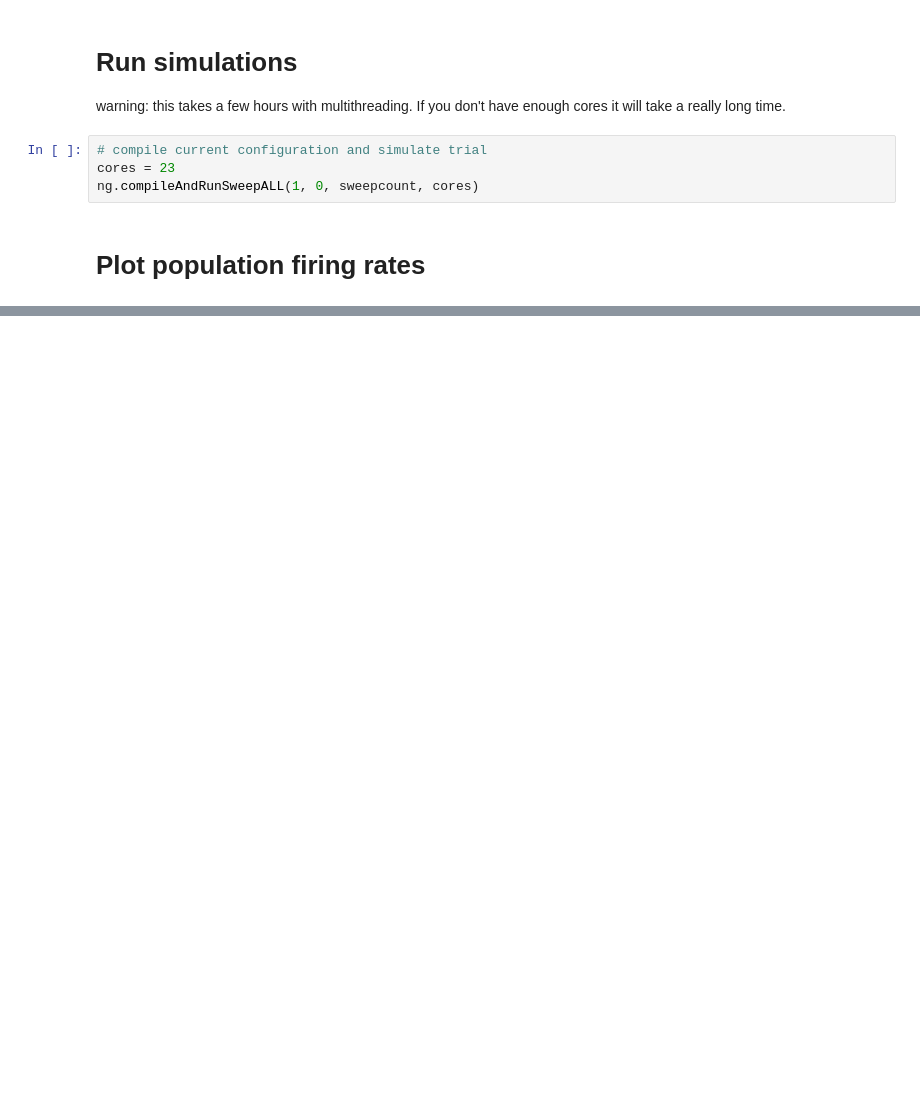
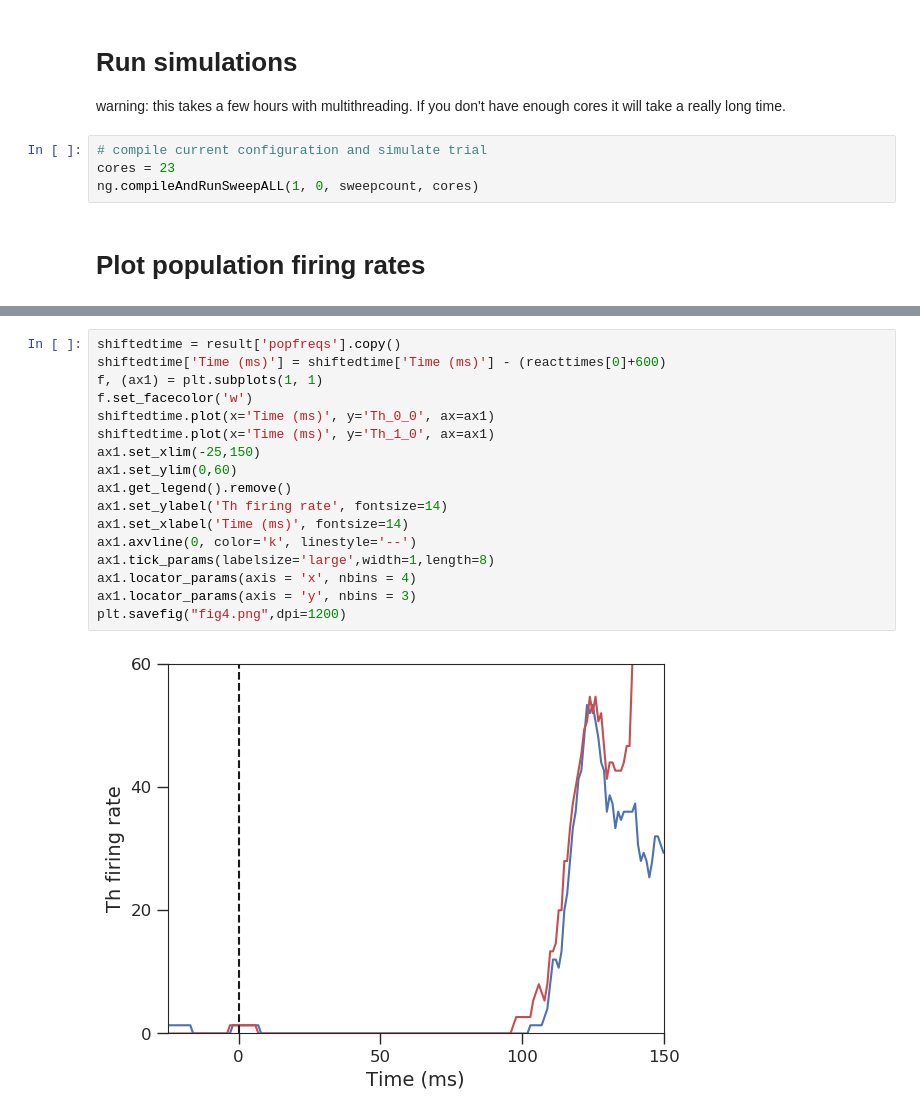
Before and after one commit to CoAxLab/AdaptiveCBGT, a Jupyter notebook: CBGT_Review_Demo.ipynb, the cells around one changed output, grey strips where cells are left out. Cells and saved outputs as stored; diff of their text form; blank space fills up the shorter version.

```diff
--- a/CBGT_Review_Demo.ipynb
+++ b/CBGT_Review_Demo.ipynb
@@ -373,0 +373,19 @@ plt.savefig("fig3.svg")
+# %%
+shiftedtime = result['popfreqs'].copy()
+shiftedtime['Time (ms)'] = shiftedtime['Time (ms)'] - (reacttimes[0]+600)
+f, (ax1) = plt.subplots(1, 1)
+f.set_facecolor('w')
+shiftedtime.plot(x='Time (ms)', y='Th_0_0', ax=ax1)
+shiftedtime.plot(x='Time (ms)', y='Th_1_0', ax=ax1)
+ax1.set_xlim(-25,150)
+ax1.set_ylim(0,60)
+ax1.get_legend().remove()
+ax1.set_ylabel('Th firing rate', fontsize=14)
+ax1.set_xlabel('Time (ms)', fontsize=14)
+ax1.axvline(0, color='k', linestyle='--')
+ax1.tick_params(labelsize='large',width=1,length=8)
+ax1.locator_params(axis = 'x', nbins = 4)
+ax1.locator_params(axis = 'y', nbins = 3)
+plt.savefig("fig4.png",dpi=1200)
+# %% [output]
+[figure, added]
```
Also changed, not shown: parts of 9 cells of this notebook, 1 other file.
